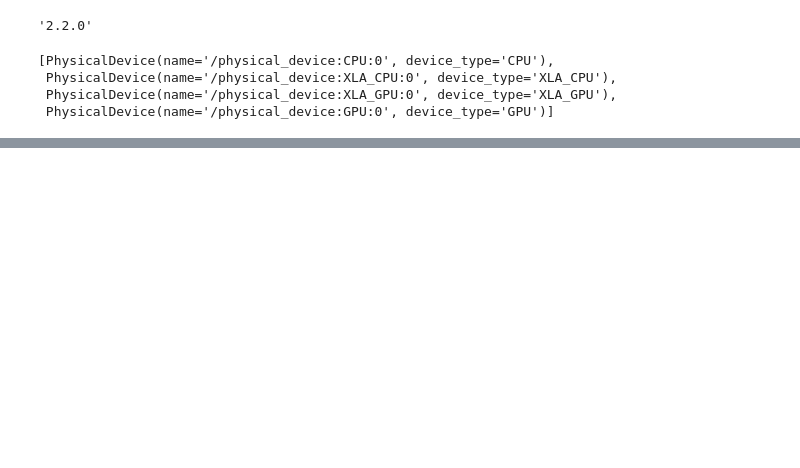
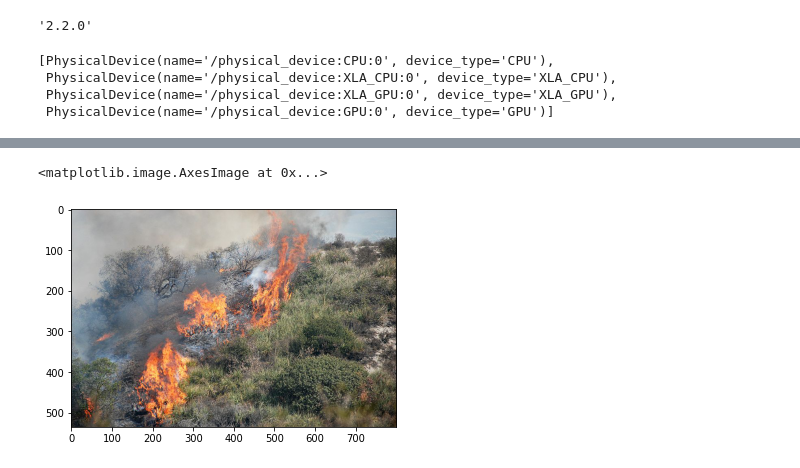
Before and after one commit to Sagar-modelling/Fire_Fighting, a Jupyter notebook: fire_fighting.ipynb, the cells around one changed output, grey strips where cells are left out. Drawn from its saved outputs; the diff is of its cells as text; code cells hidden in the pictures; blank space fills up the shorter version.

```diff
--- a/fire_fighting.ipynb
+++ b/fire_fighting.ipynb
@@ -38,0 +124,7 @@ train = training_datagenerator.fl
+# %%
+image_for_testing = '/content/drive/MyDrive/fire_detect/fire/800px-Fires_cross_a_hill_in_SoCal_October_2007.jpg'
+image_show = PIL.Image.open(image_for_testing)
+plt.imshow(image_show)
+# %% [output]
+<matplotlib.image.AxesImage at 0x...>
+[figure, added]
```
Also changed, not shown: parts of 13 cells of this notebook.
